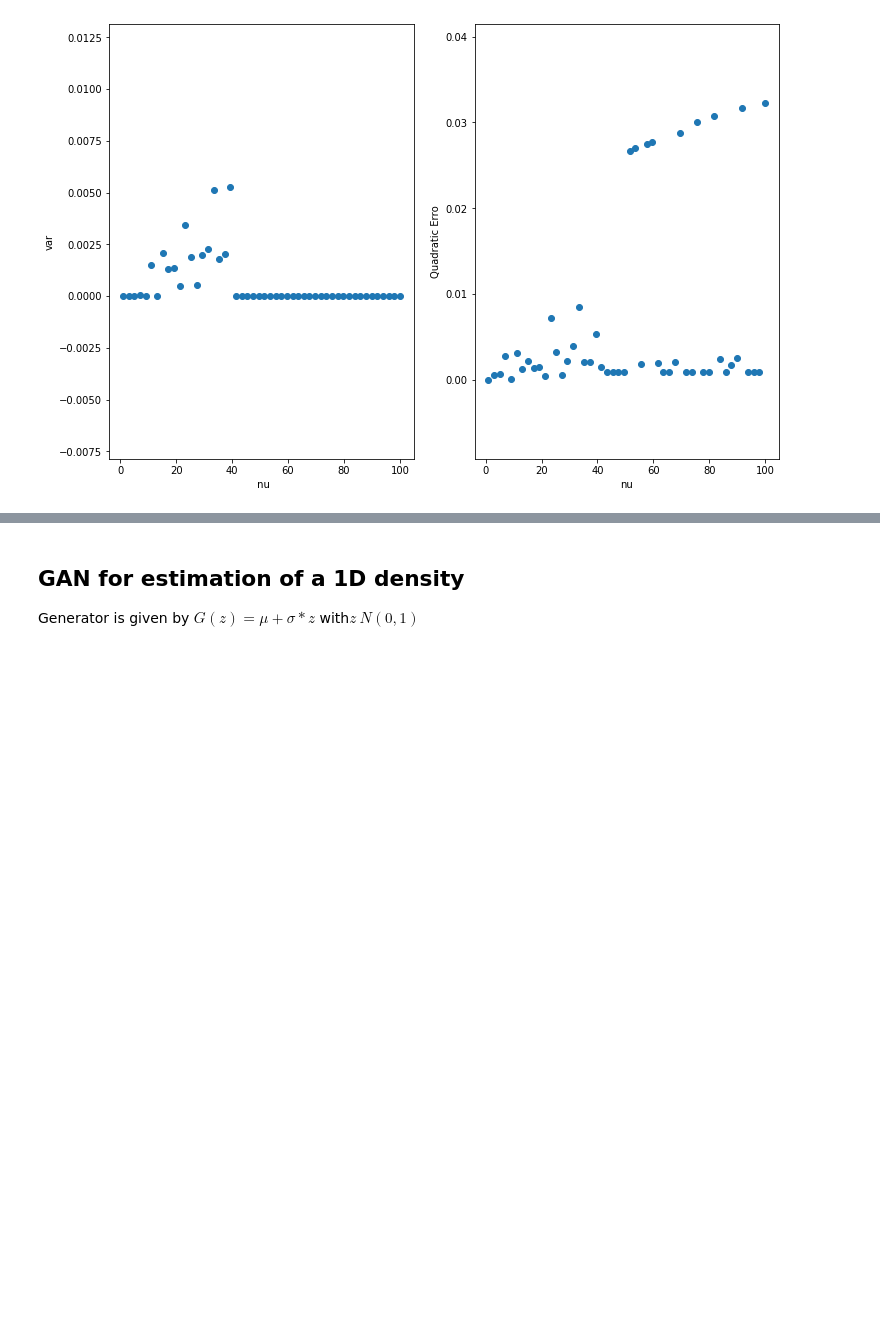
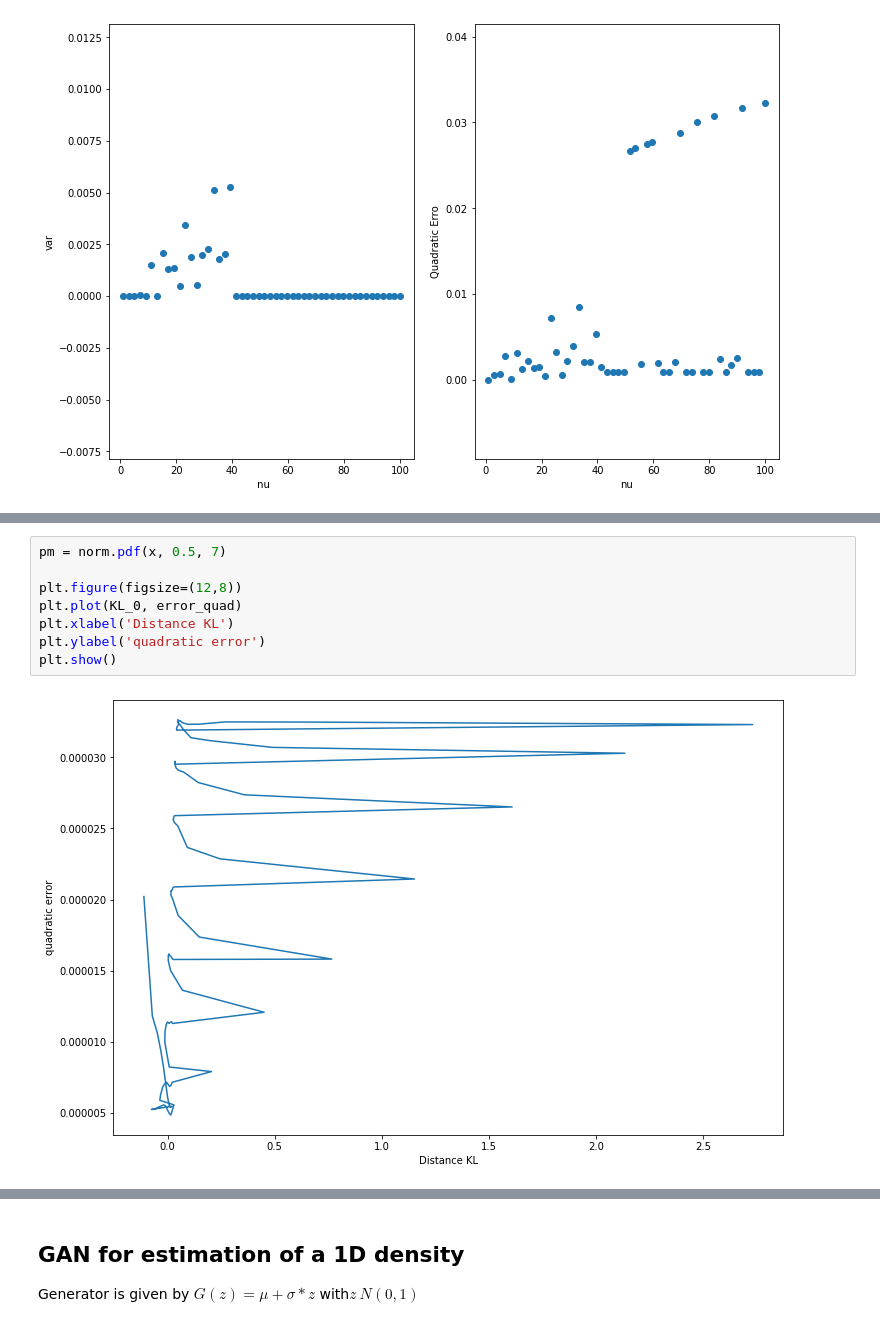
Before and after one commit to alakachr/NCE_GAN, a Jupyter notebook: NCE_GAN.ipynb, the cells around one changed output, grey strips where cells are left out. Cells and saved outputs as stored; diff of their text form; blank space fills up the shorter version.

```diff
--- a/NCE_GAN.ipynb
+++ b/NCE_GAN.ipynb
@@ -312,0 +366,10 @@ ax2.set(xlabel='nu',ylabel='Quadratic Erro')
+# %%
+pm = norm.pdf(x, 0.5, 7)
+
+plt.figure(figsize=(12,8))
+plt.plot(KL_0, error_quad)
+plt.xlabel('Distance KL')
+plt.ylabel('quadratic error')
+plt.show()
+# %% [output]
+[figure, added]
```
Also changed, not shown: parts of 9 cells of this notebook.
